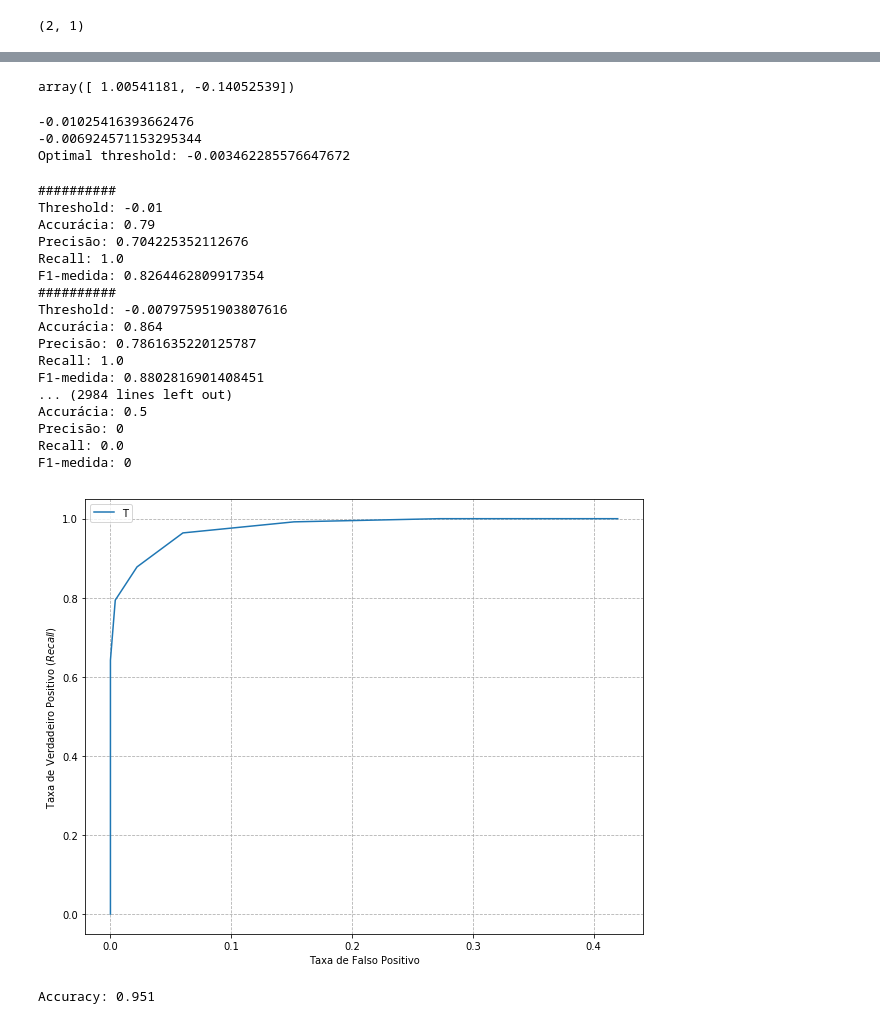
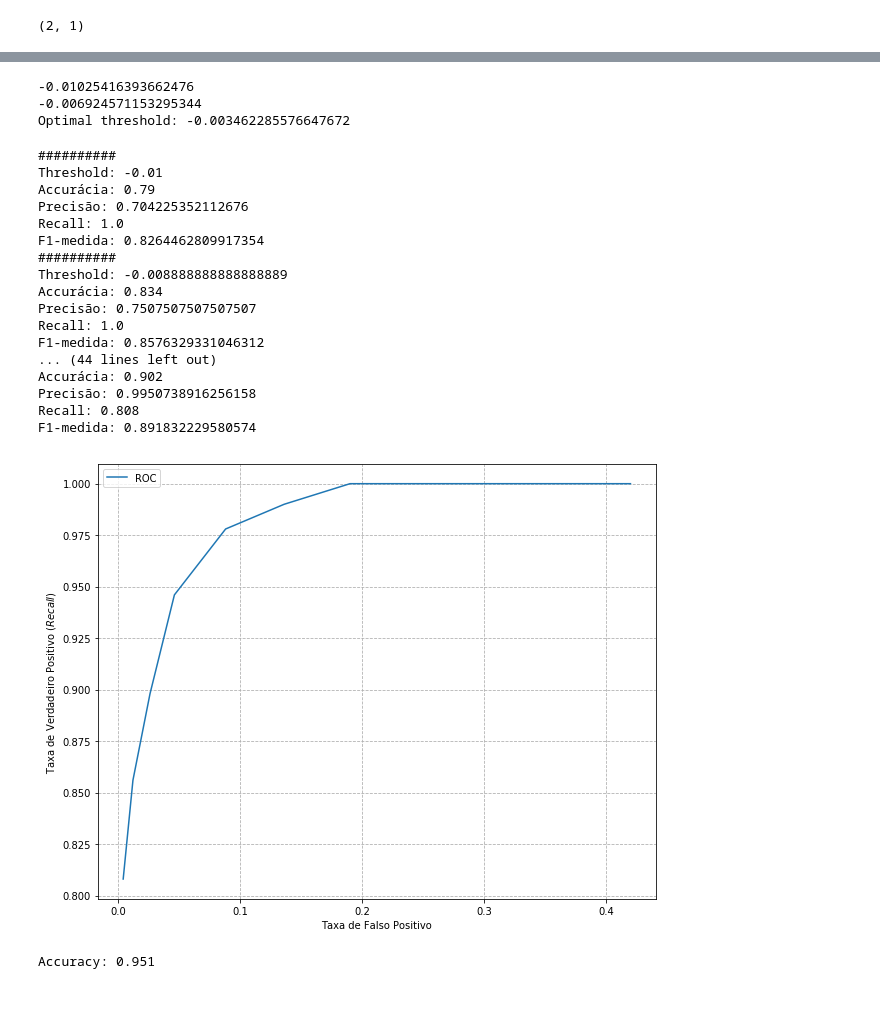
Before and after one commit to SamuelBFG/IA006, a Jupyter notebook: LinearClassification.ipynb, the cells around one changed output, grey strips where cells are left out. Saved outputs shown, nothing was run; the diff lists cells and outputs as text; code cells hidden in the pictures.

```diff
--- a/LinearClassification.ipynb
+++ b/LinearClassification.ipynb
@@ -153,10 +153,6 @@ array([[-1.41545759e-03],
        [ 5.95401378e-03],
        [-4.99016741e-04],
        [ 5.97196361e-03]])
-# %%
-m2
-# %% [output]
-array([ 1.00541181, -0.14052539])
 # %%
 tot = 0
 for m in [m1,m2]:
@@ -177,7 +173,7 @@ fp_tx = []
 v_acc = []
 f1_score = []
 
-for w0 in np.linspace(-.01,1,500):
+for w0 in np.linspace(-.01,0,10):
     predictions = []
     true_positives = 0
     false_positives = 0
@@ -241,26 +237,26 @@ Precisão: 0.704225352112676
 Recall: 1.0
 F1-medida: 0.8264462809917354
 ##########
-Threshold: -0.007975951903807616
-Accurácia: 0.864
-Precisão: 0.7861635220125787
+Threshold: -0.008888888888888889
+Accurácia: 0.834
+Precisão: 0.7507507507507507
 Recall: 1.0
-F1-medida: 0.8802816901408451
-... (2984 lines left out)
-Accurácia: 0.5
-Precisão: 0
-Recall: 0.0
-F1-medida: 0
+F1-medida: 0.8576329331046312
+... (44 lines left out)
+Accurácia: 0.902
+Precisão: 0.9950738916256158
+Recall: 0.808
+F1-medida: 0.891832229580574
 # %%
 fig, ax = plt.subplots(figsize=(10,8))
 plt.plot(fp_tx, v_recalls, label='ROC')
 plt.grid(True, linestyle='--', linewidth=0.8)
 plt.xlabel('Taxa de Falso Positivo')
-ax.legend('Test')
+plt.gca().legend(('ROC',))
 plt.ylabel('Taxa de Verdadeiro Positivo ($Recall$)')
 plt.show()
 # %% [output]
-[figure, old version]
+[figure, new version]
 # %%
 from sklearn.discriminant_analysis import LinearDiscriminantAnalysis
 
```
